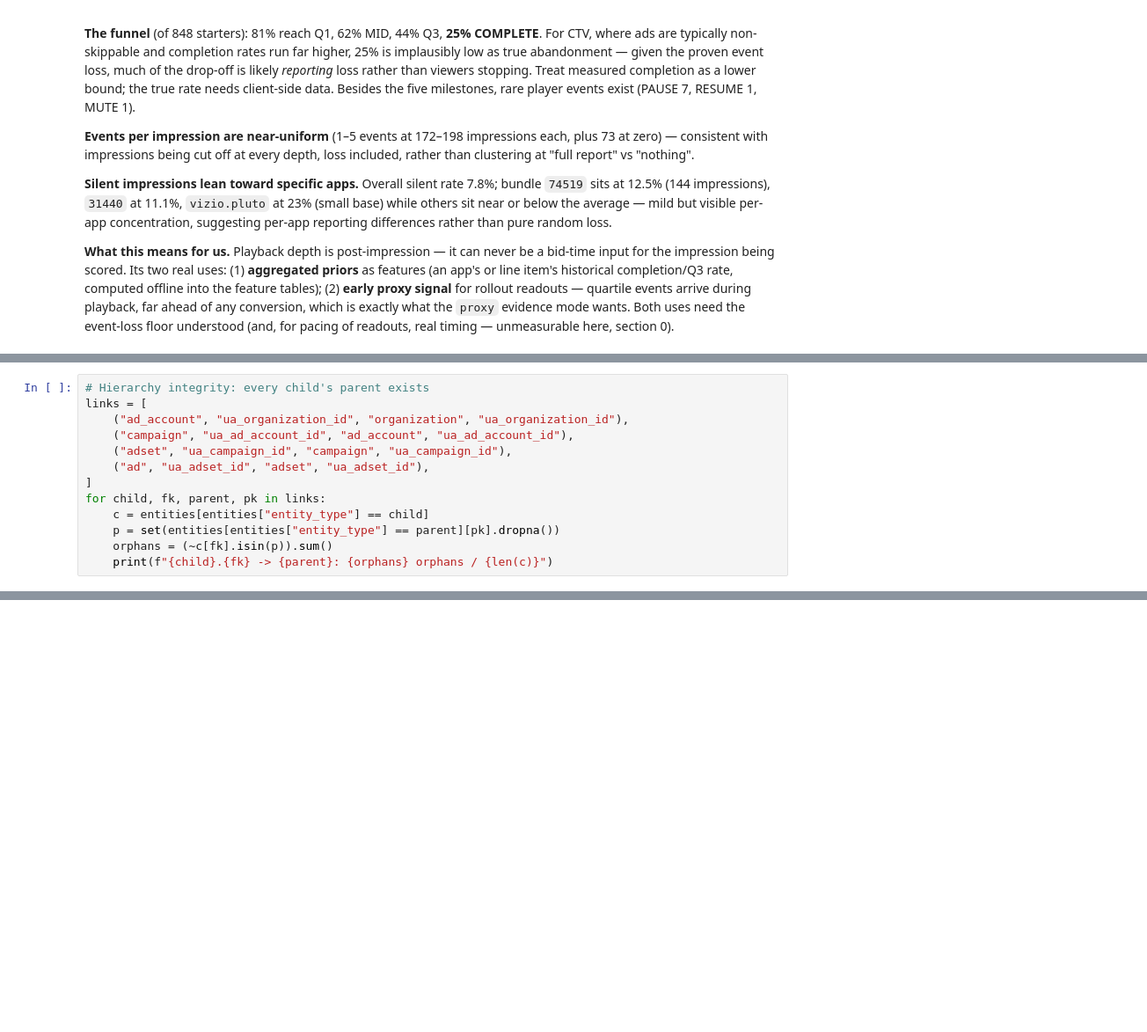
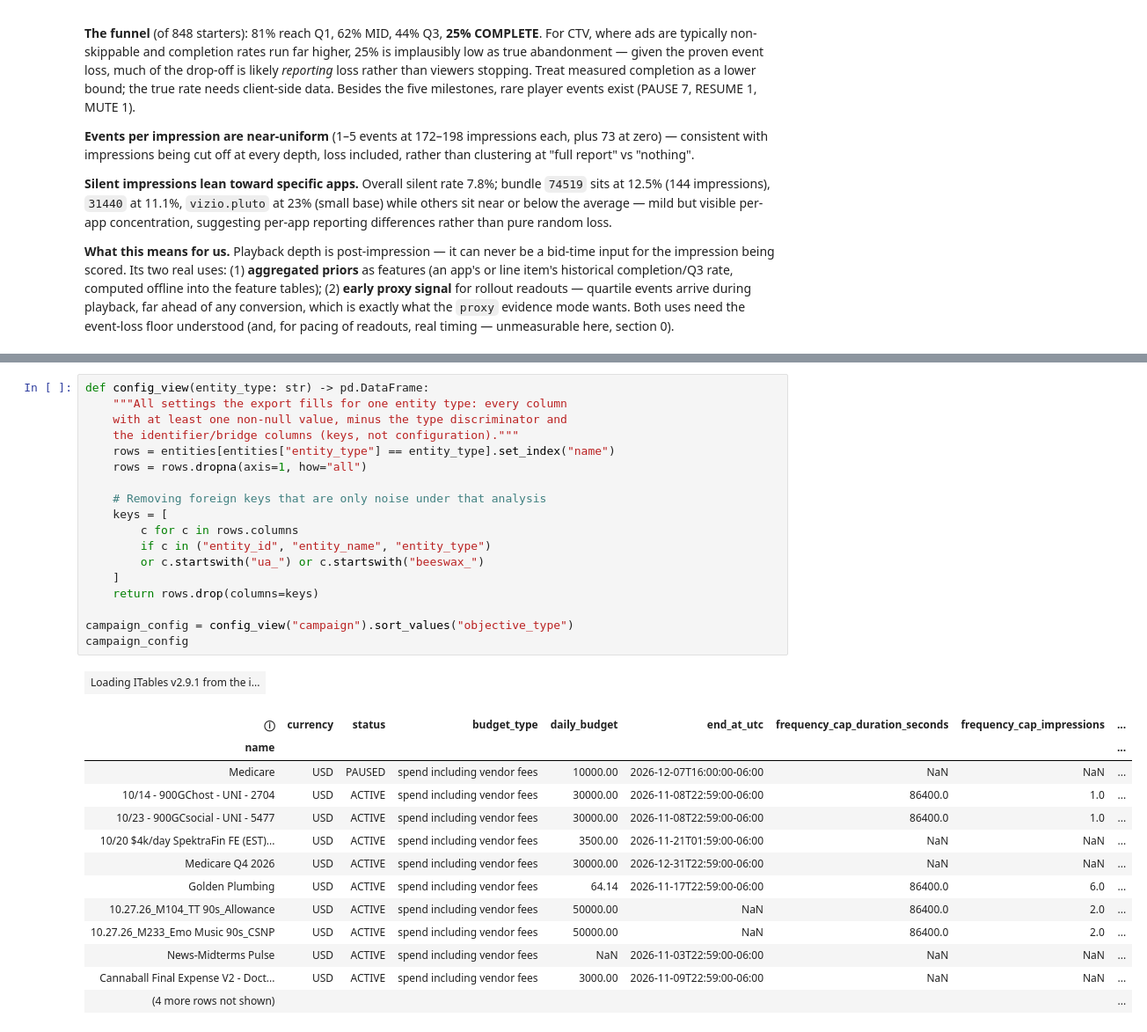
Before and after one commit to cunha-sigma/ml_offline, a Jupyter notebook: eda/notebooks/01_eda_dossier.ipynb, the cells around one changed output, grey strips where cells are left out. Shown at 88% size. Cells and saved outputs as stored; diff of their text form; blank space fills up the shorter version.

```diff
--- a/eda/notebooks/01_eda_dossier.ipynb
+++ b/eda/notebooks/01_eda_dossier.ipynb
@@ -811,13 +778,0 @@ flight dates: 2026-01-29T06:44:00-06:00 -> 2026-12-31T22:59:00-06:00
-# %%
-# Hierarchy integrity: every child's parent exists
-links = [
-    ("ad_account", "ua_organization_id", "organization", "ua_organization_id"),
-    ("campaign", "ua_ad_account_id", "ad_account", "ua_ad_account_id"),
-    ("adset", "ua_campaign_id", "campaign", "ua_campaign_id"),
-    ("ad", "ua_adset_id", "adset", "ua_adset_id"),
-]
-for child, fk, parent, pk in links:
-    c = entities[entities["entity_type"] == child]
-    p = set(entities[entities["entity_type"] == parent][pk].dropna())
-    orphans = (~c[fk].isin(p)).sum()
-    print(f"{child}.{fk} -> {parent}: {orphans} orphans / {len(c)}")
@@ -828,0 +836,33 @@ ad.ua_adset_id -> adset: 0 orphans / 78
+# %%
+def config_view(entity_type: str) -> pd.DataFrame:
+    """All settings the export fills for one entity type: every column
+    with at least one non-null value, minus the type discriminator and
+    the identifier/bridge columns (keys, not configuration)."""
+    rows = entities[entities["entity_type"] == entity_type].set_index("name")
+    rows = rows.dropna(axis=1, how="all")
+
+    # Removing foreign keys that are only noise under that analysis
+    keys = [
+        c for c in rows.columns
+        if c in ("entity_id", "entity_name", "entity_type")
+        or c.startswith("ua_") or c.startswith("beeswax_")
+    ]
+    return rows.drop(columns=keys)
+
+campaign_config = config_view("campaign").sort_values("objective_type")
+campaign_config
+# %% [output]
+| Loading ITables v2.9.1 from the i... |
+| ⓘ | currency | status | budget_type | daily_budget | end_at_utc | frequency_cap_duration_seconds | frequency_cap_impressions | ... |
+| name |  |  |  |  |  |  |  | ... |
+| Medicare | USD | PAUSED | spend including vendor fees | 10000.00 | 2026-12-07T16:00:00-06:00 | NaN | NaN | ... |
+| 10/14 - 900GChost - UNI - 2704 | USD | ACTIVE | spend including vendor fees | 30000.00 | 2026-11-08T22:59:00-06:00 | 86400.0 | 1.0 | ... |
+| 10/23 - 900GCsocial - UNI - 5477 | USD | ACTIVE | spend including vendor fees | 30000.00 | 2026-11-08T22:59:00-06:00 | 86400.0 | 1.0 | ... |
+| 10/20 $4k/day SpektraFin FE (EST)... | USD | ACTIVE | spend including vendor fees | 3500.00 | 2026-11-21T01:59:00-06:00 | NaN | NaN | ... |
+| Medicare Q4 2026 | USD | ACTIVE | spend including vendor fees | 30000.00 | 2026-12-31T22:59:00-06:00 | NaN | NaN | ... |
+| Golden Plumbing | USD | ACTIVE | spend including vendor fees | 64.14 | 2026-11-17T22:59:00-06:00 | 86400.0 | 6.0 | ... |
+| 10.27.26_M104_TT 90s_Allowance | USD | ACTIVE | spend including vendor fees | 50000.00 | NaN | 86400.0 | 2.0 | ... |
+| 10.27.26_M233_Emo Music 90s_CSNP | USD | ACTIVE | spend including vendor fees | 50000.00 | NaN | 86400.0 | 2.0 | ... |
+| News-Midterms Pulse | USD | ACTIVE | spend including vendor fees | NaN | 2026-11-03T22:59:00-06:00 | NaN | NaN | ... |
+| Cannaball Final Expense V2 - Doct... | USD | ACTIVE | spend including vendor fees | 3000.00 | 2026-11-09T22:59:00-06:00 | NaN | NaN | ... |
+| (4 more rows not shown) |  |  |  |  |  |  |  | ... |
```
Also changed, not shown: parts of 55 cells of this notebook, 6 other files.
